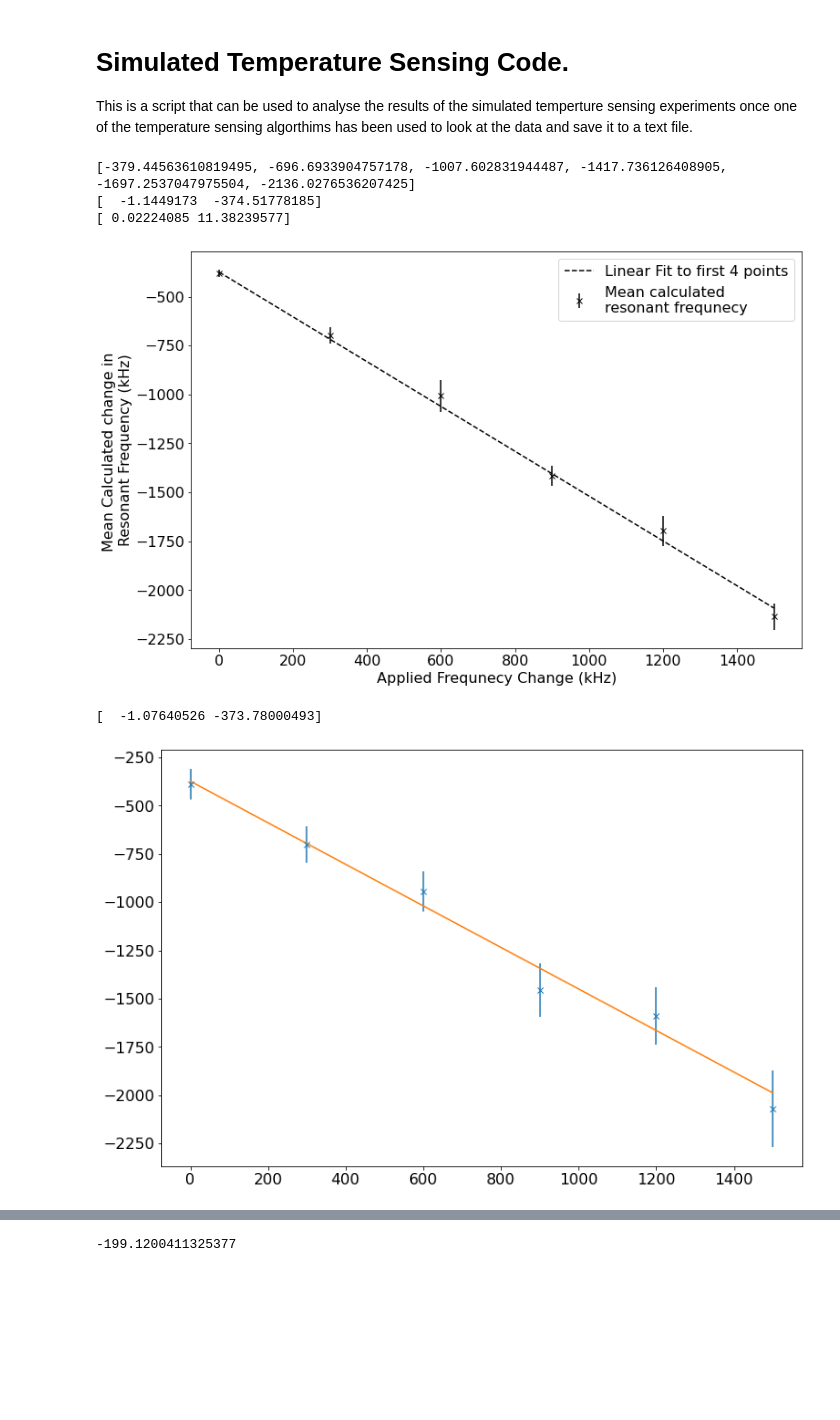
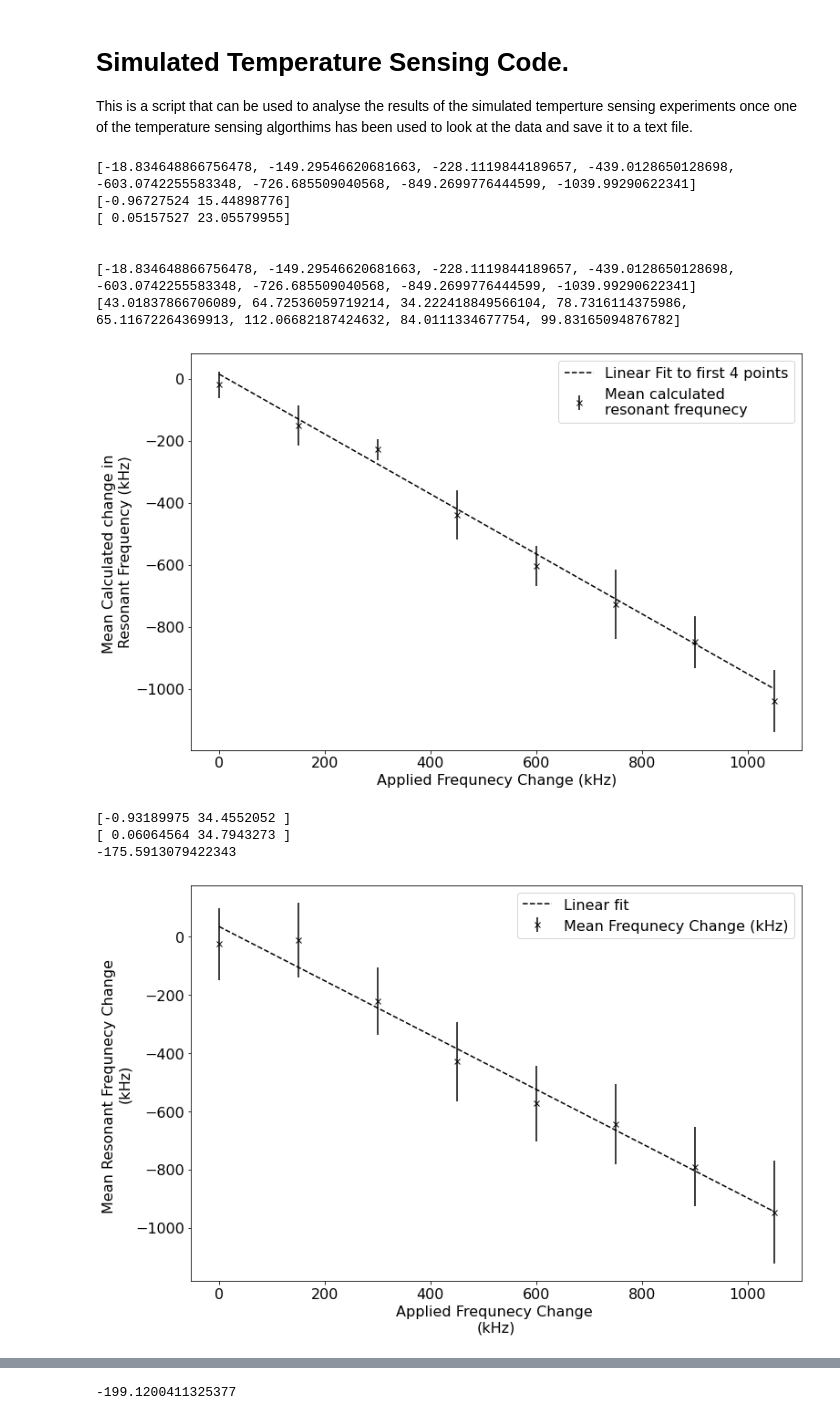
Before and after one commit to Corbyn93/Ryans_Python_Scripts, a Jupyter notebook: Ryan's Jupyter stuff/Thesis code/3 Temp Sensing Algorithms/20211117_Fujiwara_T_sensing_data_analysis.ipynb, the cells around one changed output, grey strips where cells are left out. Drawn from its saved outputs; the diff is of its cells as text; code cells hidden in the pictures; blank space fills up the shorter version.

Commit message:
26/01/2022 back-up to github
Just a back-up containing most if not all of the python scripts that I have amended whilst working on my thesis

```diff
--- a/Ryan's Jupyter stuff/Thesis code/3 Temp Sensing Algorithms/20211117_Fujiwara_T_sensing_data_analysis.ipynb
+++ b/Ryan's Jupyter stuff/Thesis code/3 Temp Sensing Algorithms/20211117_Fujiwara_T_sensing_data_analysis.ipynb
@@ -9,7 +9,7 @@ import scipy.optimize as opt
 import os
 import matplotlib.pyplot as plot
 # %%
-def load_kuscko_data(file_name):
+def load_fuji_data(file_name):
     '''Load in the data from the Kuscko tempearture sensing analysis from a
     text file.'''
 
@@ -34,7 +34,7 @@ def set_plot_params():
     plot.rcParams.update({'figure.figsize' :[12, 8]})
 # %%
 # Write out the date, analysis method and folder/file path.
-date = '20210928'
+date = '20211216'
 
 # Analysis Type
 analysis_method = '_Fujiwara_2020_Thesis_data_'
@@ -44,7 +44,7 @@ file_name = date + analysis_method + '_reference_4_point_analysis.dat'
 file_path = folder_path + date + '\\' + file_name
 
 # Get data from the data file.
-data = load_kuscko_data(file_path)
+data = load_fuji_data(file_path)
 measured_freq = data['Calculated change in res freq (kHz) ']
 #print(data)
 
@@ -68,7 +68,7 @@ for i in range(int(len(measured_freq)/measurement_repeats)):
 
 print(mean_frequency)
 
-applied_freq_change = [0, 300, 600, 900, 1200, 1500]
+applied_freq_change = [0, 150, 300, 450, 600, 750, 900, 1050]
 applied_freq_change = np.array(applied_freq_change)
 P0 = [0,0]
 
@@ -96,9 +96,17 @@ ax.legend()
 
 print(coeffs)
 print(error)
+
+print('\n')
+print(mean_frequency)
+print(std_freq_measurement)
 # %% [output]
-[-379.44563610819495, -696.6933904757178, -1007.602831944487, -1417.736126408905, -1697.2537047975504, -2136.0276536207425]
-[  -1.1449173  -374.51778185]
-[ 0.02224085 11.38239577]
+[-18.834648866756478, -149.29546620681663, -228.1119844189657, -439.0128650128698, -603.0742255583348, -726.685509040568, -849.2699776444599, -1039.99290622341]
+[-0.96727524 15.44898776]
+[ 0.05157527 23.05579955]
+
+
+[-18.834648866756478, -149.29546620681663, -228.1119844189657, -439.0128650128698, -603.0742255583348, -726.685509040568, -849.2699776444599, -1039.99290622341]
+[43.01837866706089, 64.72536059719214, 34.222418849566104, 78.7316114375986, 65.11672264369913, 112.06682187424632, 84.0111334677754, 99.83165094876782]
-[figure, old version]
+[figure, new version]
 # %%
@@ -107,16 +115,34 @@ fig.savefig('H:\\My Documents\\Strathclyde_Back_up\\Thesis and Planning\\Thesis_
 # %%
-plot.errorbar(applied_freq_change, single_shot_measurement, single_shot_error, marker = 'x', linestyle = '')
+fig2, ax2 = plot.subplots()
+
+ax2.errorbar(applied_freq_change, single_shot_measurement, single_shot_error, marker = 'x',
+              linestyle = '', color = 'k', label = 'Mean Frequnecy Change (kHz)')
 
 coeffs_2, confidence = opt.curve_fit(linear_equation, applied_freq_change,
                                      single_shot_measurement, P0, sigma = single_shot_error)
 
+error_2 = np.diag(np.sqrt(confidence))
+
 y3 = linear_equation(applied_freq_change, coeffs_2[0], coeffs_2[1])
 
-plot.plot(applied_freq_change, y3)
+ax2.plot(applied_freq_change, y3, color = 'k',
+         linestyle = '--', label = 'Linear fit')
+
+ax2.set_xlabel('Applied Frequnecy Change \n(kHz)')
+ax2.set_ylabel('Mean Resonant Frequnecy Change \n(kHz)')
+plot.legend()
+
 print(coeffs_2)
+print(error_2)
+
+print(np.min(single_shot_error))
+#fig2.savefig('H:\\My Documents\\Strathclyde_Back_up\\Thesis and Planning\\Thesis_plots\\' +
+#           date + '\\' + date + '_Fujiwara_single_res_freq_shift' + '.pdf')
 # %% [output]
-[  -1.07640526 -373.78000493]
+[-0.93189975 34.4552052 ]
+[ 0.06064564 34.7943273 ]
+-175.5913079422343
-[figure, old version]
+[figure, new version]
 # %%
 dwell_time = data['Dwell Time (ms) '][0]
 repeats = data['Repeats per applied freq'][0]
```
Also changed, not shown: parts of 11 cells of this notebook, 14 other files.
